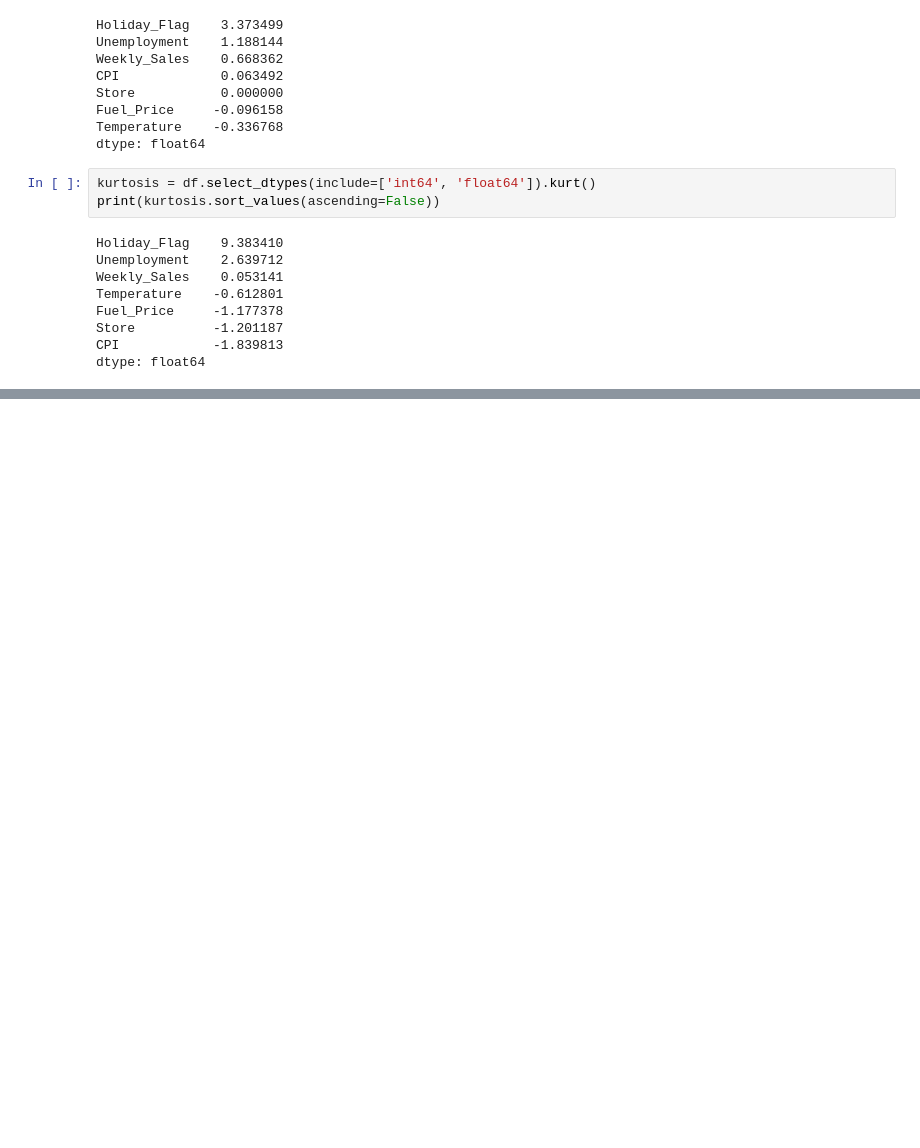
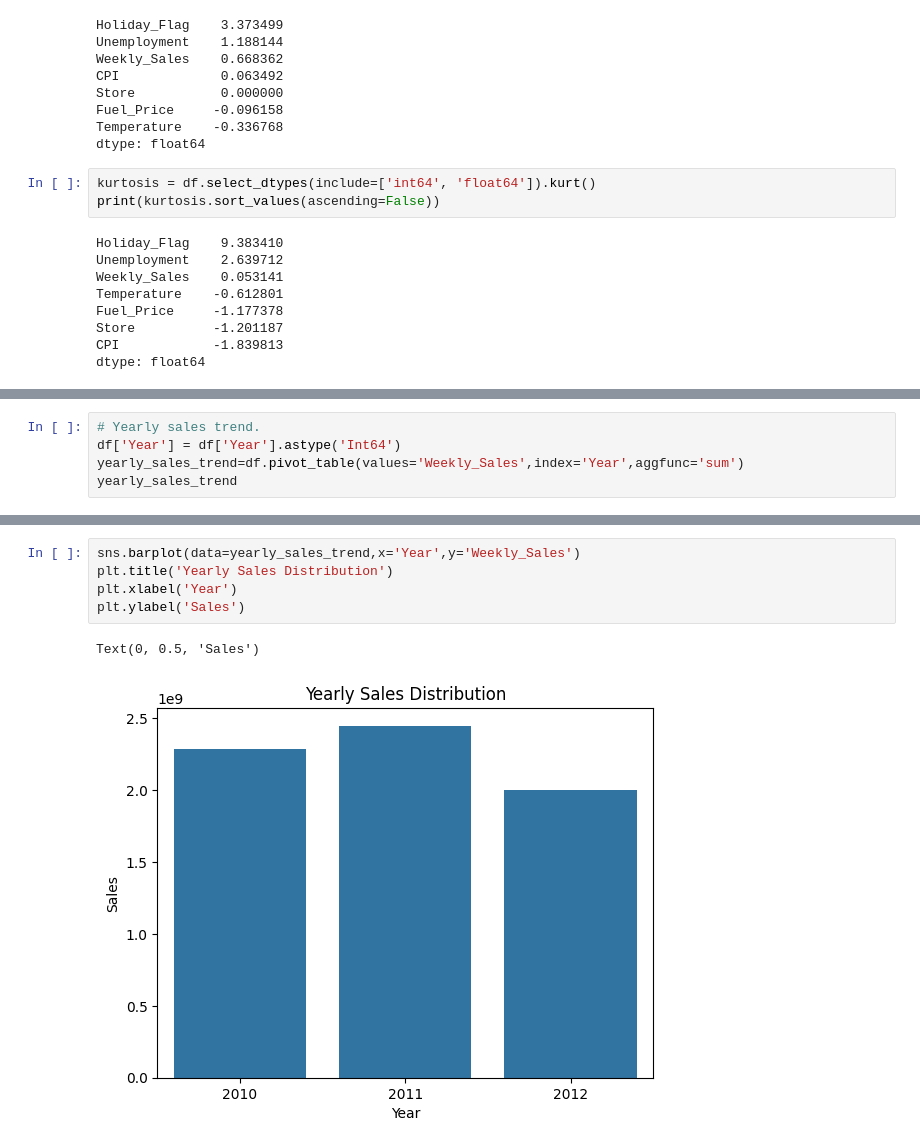
Before and after one commit to ShlokGadhave/Walmart, a Jupyter notebook: main.ipynb, the cells around one changed output, grey strips where cells are left out. Saved outputs shown, nothing was run; the diff lists cells and outputs as text; blank space fills up the shorter version.

```diff
--- a/main.ipynb
+++ b/main.ipynb
@@ -212,0 +279,5 @@ dtype: float64
+# %%
+# Yearly sales trend.
+df['Year'] = df['Year'].astype('Int64')
+yearly_sales_trend=df.pivot_table(values='Weekly_Sales',index='Year',aggfunc='sum')
+yearly_sales_trend
@@ -212,0 +290,8 @@ dtype: float64
+# %%
+sns.barplot(data=yearly_sales_trend,x='Year',y='Weekly_Sales')
+plt.title('Yearly Sales Distribution')
+plt.xlabel('Year')
+plt.ylabel('Sales')
+# %% [output]
+Text(0, 0.5, 'Sales')
+[figure, added]
```
Also changed, not shown: parts of 10 cells of this notebook.
